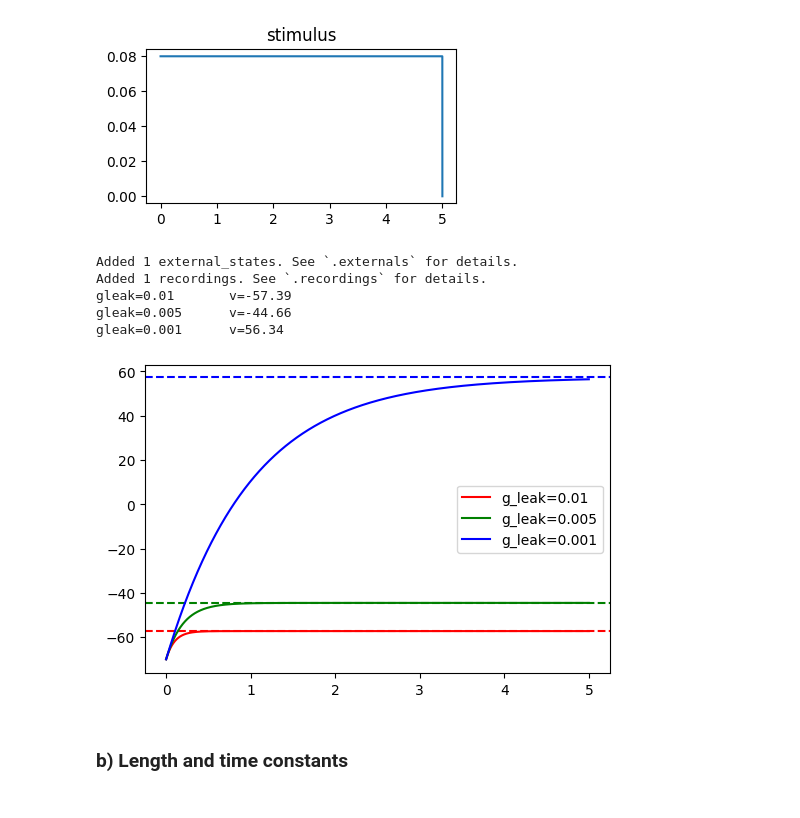
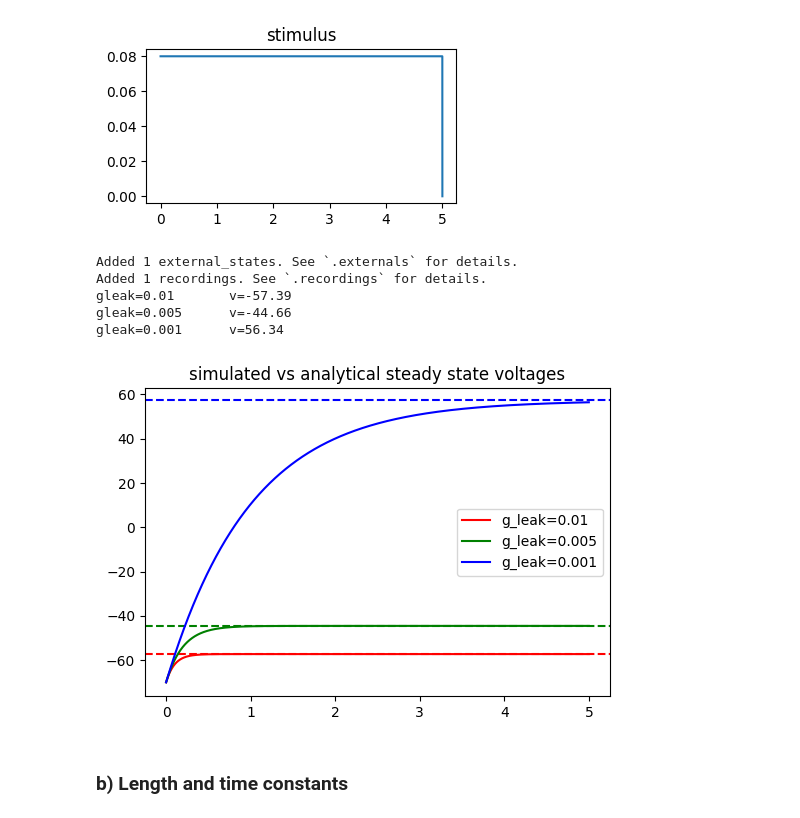
Before and after one commit to juliuswue/Jaxley-Tutorial, a Jupyter notebook: SingleCell.ipynb, the cells around one changed output. Drawn from its saved outputs; the diff is of its cells as text; code cells hidden in the pictures.

Commit message:
length and time constants try

```diff
--- a/SingleCell.ipynb
+++ b/SingleCell.ipynb
@@ -24,7 +24,7 @@ dur = 5
 i_amp = 0.08
 
 time_vec = np.arange(0, tmax + dt, dt)
-current = jx.step_current(0, tmax, i_amp, dt, tmax)
+current = jx.step_current(0, dur, i_amp, dt, tmax)
 fig, ax = plt.subplots(1, 1, figsize=(4, 2))
 _ = plt.plot(time_vec, current)
 plt.title('stimulus')
@@ -35,39 +35,38 @@ comp.nodes
 | 0 | 0 | 0 | 0 | 10.0 | 1.0 | 5000.0 | ... |
 [figure]
 # %%
-# set stimulation and recording sitres and run simulation
+# set stimulation and recording sites and run simulation
 comp.delete_stimuli()
 comp.delete_recordings()
 
 comp.stimulate(current)
 comp.record("v")
-
-comp.set("capacitance", 1)
 
 
 gleaks = [1e-2, 5e-3, 1e-3]
 colors = ['r', 'g', 'b']
 
 fig, ax = plt.subplots(1, 1, figsize=(6, 4))
 for i, gleak in enumerate(gleaks):
     comp.set("Leak_gLeak", gleak)
 
-    steady_state = i_amp * 1e-6 / (comp.nodes.get("Leak_gLeak") *  2 * np.pi * comp.nodes.get("radius") *  1e-4 * comp.nodes.get("length") * 1e-4) + comp.nodes.get("Leak_eLeak")
+    steady_state = i_amp * 1e-6 / (comp.nodes.get("Leak_gLeak") *  2 * np.pi * comp.nodes.get("radius") * 1e-4 * comp.nodes.get("length") * 1e-4) + comp.nodes.get("Leak_eLeak")
 
     voltages = jx.integrate(comp, delta_t=dt)
     ax.plot(time_vec, voltages[0][:-1], color=colors[i], label=f"g_leak={gleak}")
     ax.axhline(steady_state.values[0], color=colors[i], linestyle='--')
 
     print(f"gleak={gleak} \t v={voltages[0][-1]:.2f}")
 
 plt.legend()
+plt.title('simulated vs analytical steady state voltages')
 plt.show()
 # %% [output]
 Added 1 external_states. See `.externals` for details.
 Added 1 recordings. See `.recordings` for details.
 gleak=0.01       v=-57.39
 gleak=0.005      v=-44.66
 gleak=0.001      v=56.34
-[figure, old version]
+[figure, new version]
 # %% [markdown]
 ### b) Length and time constants
```
Also changed, not shown: parts of 7 cells of this notebook.
